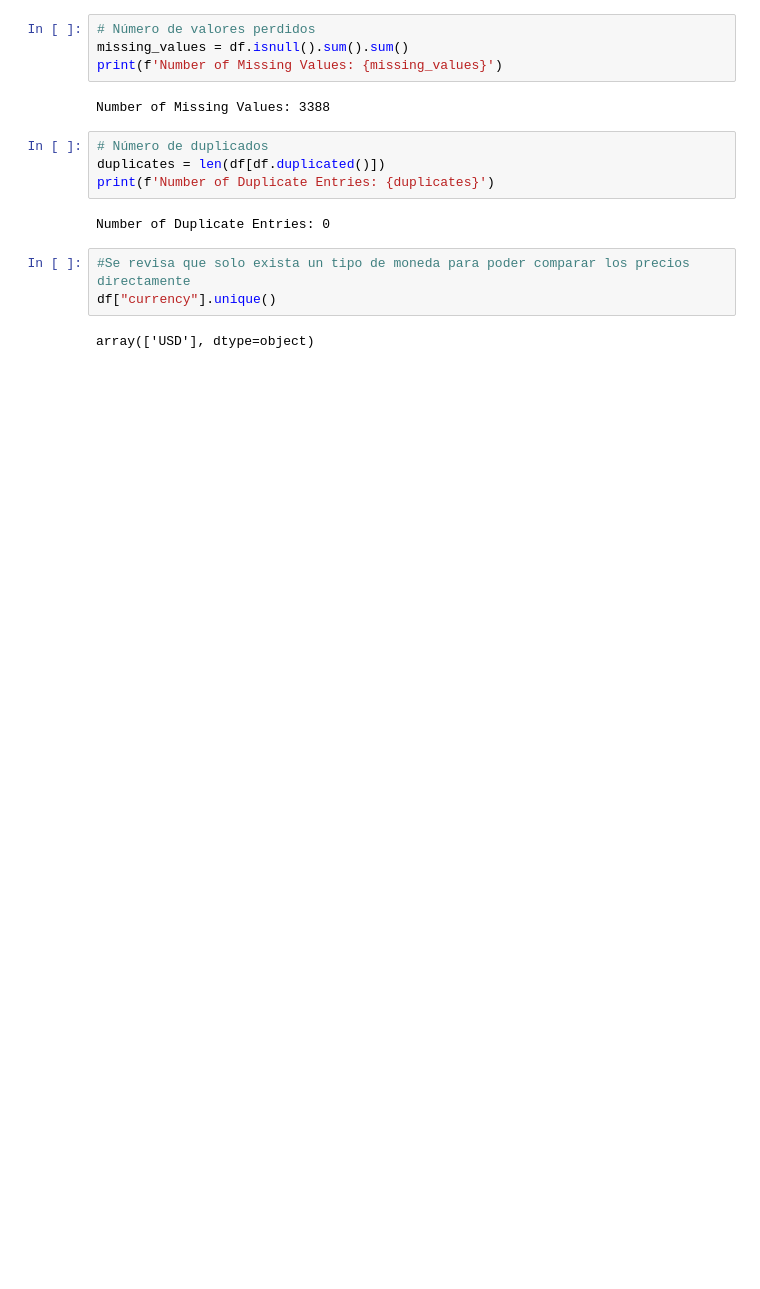
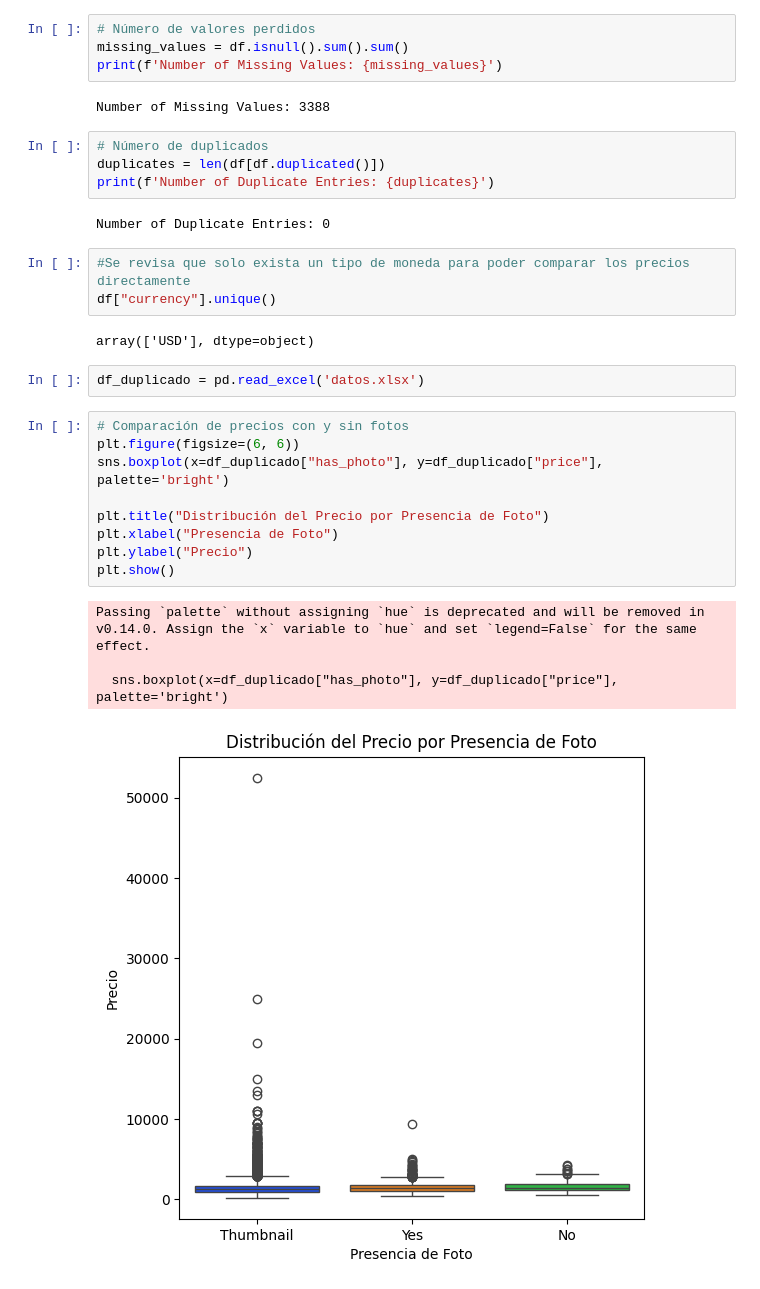
Before and after one commit to andresjulianbolivar/Proyecto1, a Jupyter notebook: Tarea 3/Preparacion_Datos.ipynb, the cells around one changed output. Cells and saved outputs as stored; diff of their text form; blank space fills up the shorter version.

Commit message:
Se importan nuevamente los datos para graficar un boxplot de la distribucion del precio de los inmuebles con respecto a la presencia de foto

```diff
--- a/Tarea 3/Preparacion_Datos.ipynb
+++ b/Tarea 3/Preparacion_Datos.ipynb
@@ -130,3 +132,19 @@ Number of Duplicate Entries: 0
 df["currency"].unique()
 # %% [output]
 array(['USD'], dtype=object)
+# %%
+df_duplicado = pd.read_excel('datos.xlsx')
+# %%
+# Comparación de precios con y sin fotos
+plt.figure(figsize=(6, 6))
+sns.boxplot(x=df_duplicado["has_photo"], y=df_duplicado["price"], palette='bright')
+
+plt.title("Distribución del Precio por Presencia de Foto")
+plt.xlabel("Presencia de Foto")
+plt.ylabel("Precio")
+plt.show()
+# %% [output]
+Passing `palette` without assigning `hue` is deprecated and will be removed in v0.14.0. Assign the `x` variable to `hue` and set `legend=False` for the same effect.
+
+  sns.boxplot(x=df_duplicado["has_photo"], y=df_duplicado["price"], palette='bright')
+[figure, added]
```
Also changed, not shown: parts of 1 cell of this notebook.
